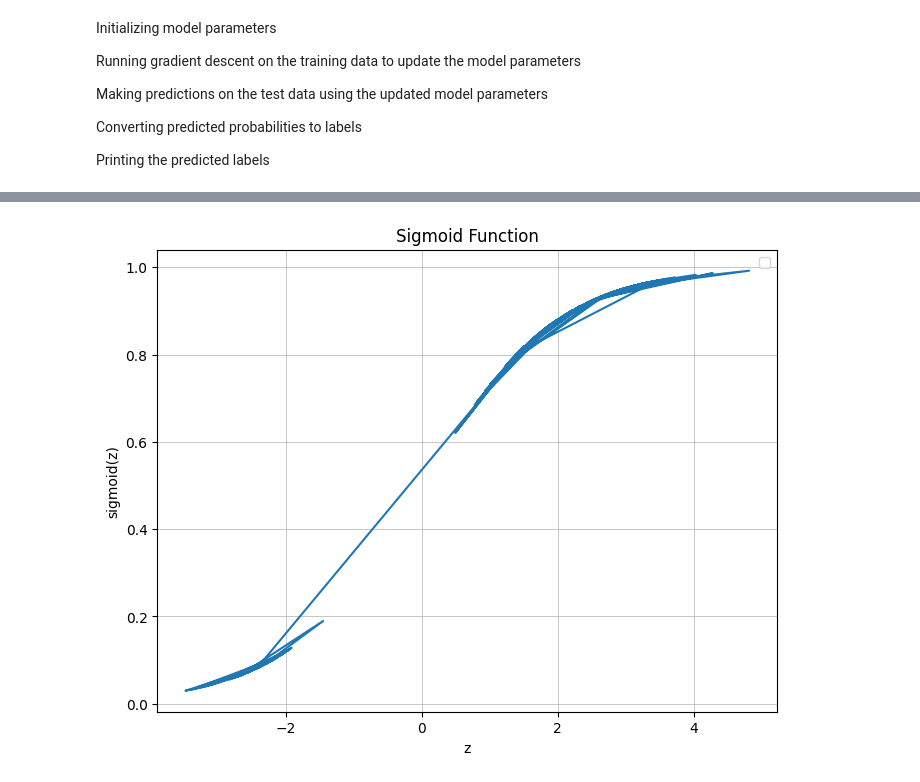
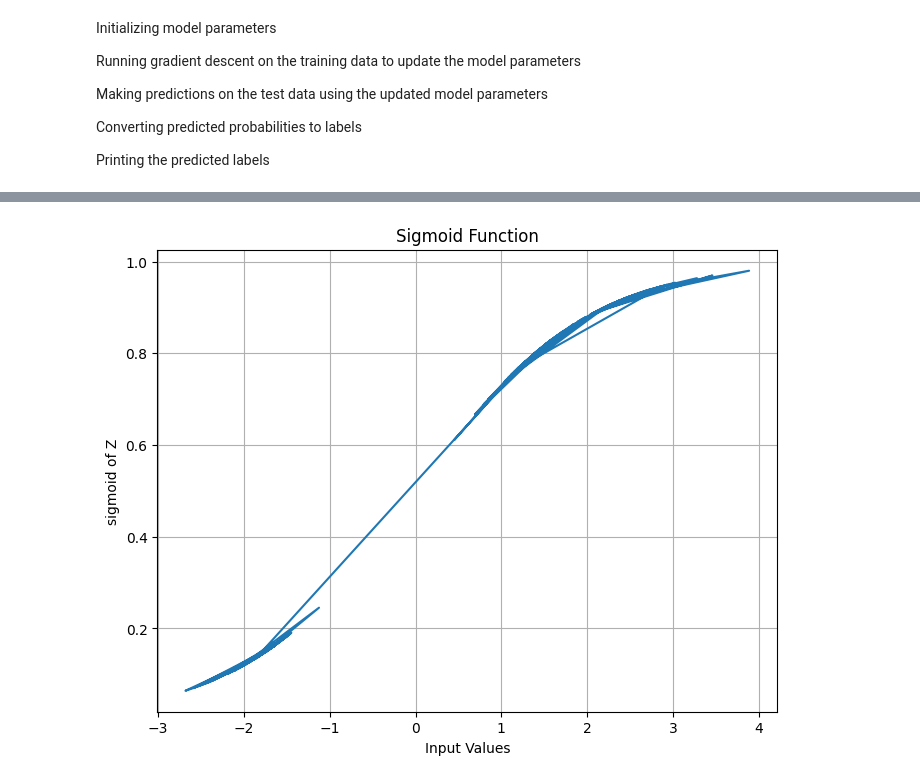
Before and after one commit to Maliksaad231224/Logistic-Regression-Iris-Dataset, a Jupyter notebook: logistic regression.ipynb, the cells around one changed output, grey strips where cells are left out. Saved outputs shown, nothing was run; the diff lists cells and outputs as text; code cells hidden in the pictures.

```diff
--- a/logistic regression.ipynb
+++ b/logistic regression.ipynb
@@ -198,14 +210,17 @@ def compute_cost(X, y, theta):
     h=sigmoid(np.dot(X, theta))
     cost=-1/m*np.sum(y*np.log(h)+(1-y)*np.log(1-h))
     return cost
+
 def gradient_descent(X, y, theta, rate, n):
     m = len(y)
+    cost_list=[]
     for i in range(n):
         z = np.dot(X, theta)
         h = sigmoid(z)
         gradient = np.dot(X.T, (h - y)) / m
         theta -= rate * gradient
         cost = compute_cost(X, y, theta)
+        cost_list.append(cost)
         print(f"Iteration {i+1}, Cost: {cost:.4f}")
     return theta
 def predict(X, theta):
@@ -223,11 +242,12 @@ Converting predicted probabilities to labels
 
 Printing the predicted labels
 # %%
-rate=0.01
+rate=0.005
 n=1000
+i=9
 ini = parameters(n_features)
 theta = gradient_descent(X_train, y_train, ini,rate, n)
+
 predictions = predict(X_test, theta)
 predicted_label = (predictions >= 0.5).astype(int)
-print(predicted_label)
 # %% [output]
@@ -251,17 +283,14 @@ Iteration 1000, Cost: 0.2918
 # %%
 z = np.dot(X, theta)
 sigmoid_values = sigmoid(z)
 
-# Plot the sigmoid function
 plt.figure(figsize=(8, 6))
 plt.plot(z, sigmoid_values)
 plt.title('Sigmoid Function')
-plt.xlabel('z')
-plt.ylabel('sigmoid(z)')
-plt.grid(True, linestyle='-', linewidth=0.5)
-plt.legend()
-
+plt.xlabel('Input Values')
+plt.ylabel('sigmoid of Z')
+plt.grid(True)
 # Show plot
 plt.show()
 # %% [output]
-[figure, old version]
+[figure, new version]
```
Also changed, not shown: parts of 10 cells of this notebook.
